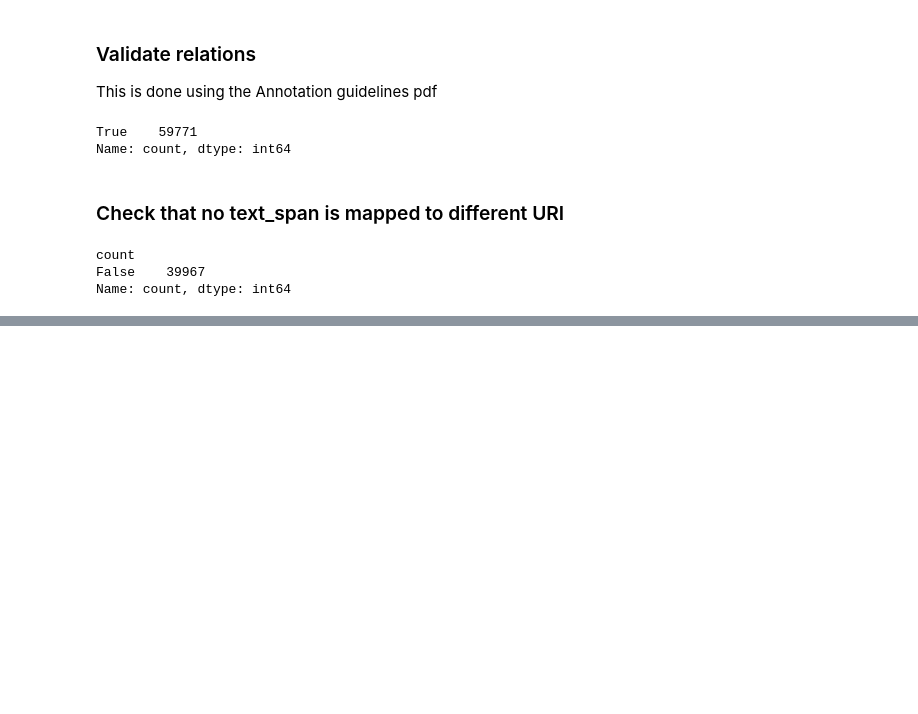
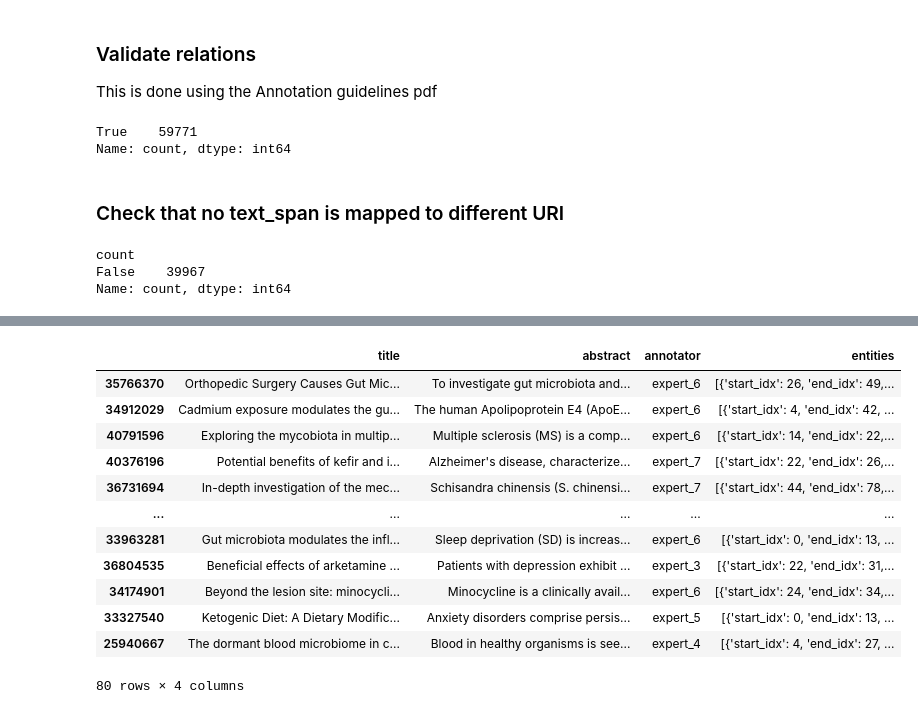
Before and after one commit to MadMouseDK/P6, a Jupyter notebook: EDA.ipynb, the cells around one changed output, grey strips where cells are left out. Saved outputs shown, nothing was run; the diff lists cells and outputs as text; code cells hidden in the pictures; blank space fills up the shorter version.

```diff
--- a/EDA.ipynb
+++ b/EDA.ipynb
@@ -175,0 +262,22 @@ Name: count, dtype: int64
+# %%
+dev_df = pd.read_json("Data/GutBrainIE_Full_Collection_2026/Annotations/Dev/json_format/dev.json", orient="index")
+dev_df = dev_df[["metadata", "entities"]]
+metadata_df = pd.json_normalize(dev_df["metadata"])
+metadata_df = metadata_df.drop(["author", "journal", "year"], axis=1)
+# %%
+test = pd.merge(metadata_df, dev_df["entities"], left_index=True, right_index=True)
+test
+# %% [output]
+|  | title | abstract | annotator | entities |
+| 35766370 | Orthopedic Surgery Causes Gut Mic... | To investigate gut microbiota and... | expert_6 | [{'start_idx': 26, 'end_idx': 49,... |
+| 34912029 | Cadmium exposure modulates the gu... | The human Apolipoprotein E4 (ApoE... | expert_6 | [{'start_idx': 4, 'end_idx': 42, ... |
+| 40791596 | Exploring the mycobiota in multip... | Multiple sclerosis (MS) is a comp... | expert_6 | [{'start_idx': 14, 'end_idx': 22,... |
+| 40376196 | Potential benefits of kefir and i... | Alzheimer's disease, characterize... | expert_7 | [{'start_idx': 22, 'end_idx': 26,... |
+| 36731694 | In-depth investigation of the mec... | Schisandra chinensis (S. chinensi... | expert_7 | [{'start_idx': 44, 'end_idx': 78,... |
+| ... | ... | ... | ... | ... |
+| 33963281 | Gut microbiota modulates the infl... | Sleep deprivation (SD) is increas... | expert_6 | [{'start_idx': 0, 'end_idx': 13, ... |
+| 36804535 | Beneficial effects of arketamine ... | Patients with depression exhibit ... | expert_3 | [{'start_idx': 22, 'end_idx': 31,... |
+| 34174901 | Beyond the lesion site: minocycli... | Minocycline is a clinically avail... | expert_6 | [{'start_idx': 24, 'end_idx': 34,... |
+| 33327540 | Ketogenic Diet: A Dietary Modific... | Anxiety disorders comprise persis... | expert_5 | [{'start_idx': 0, 'end_idx': 13, ... |
+| 25940667 | The dormant blood microbiome in c... | Blood in healthy organisms is see... | expert_4 | [{'start_idx': 4, 'end_idx': 27, ... |
+80 rows × 4 columns
```
Also changed, not shown: parts of 16 cells of this notebook.
